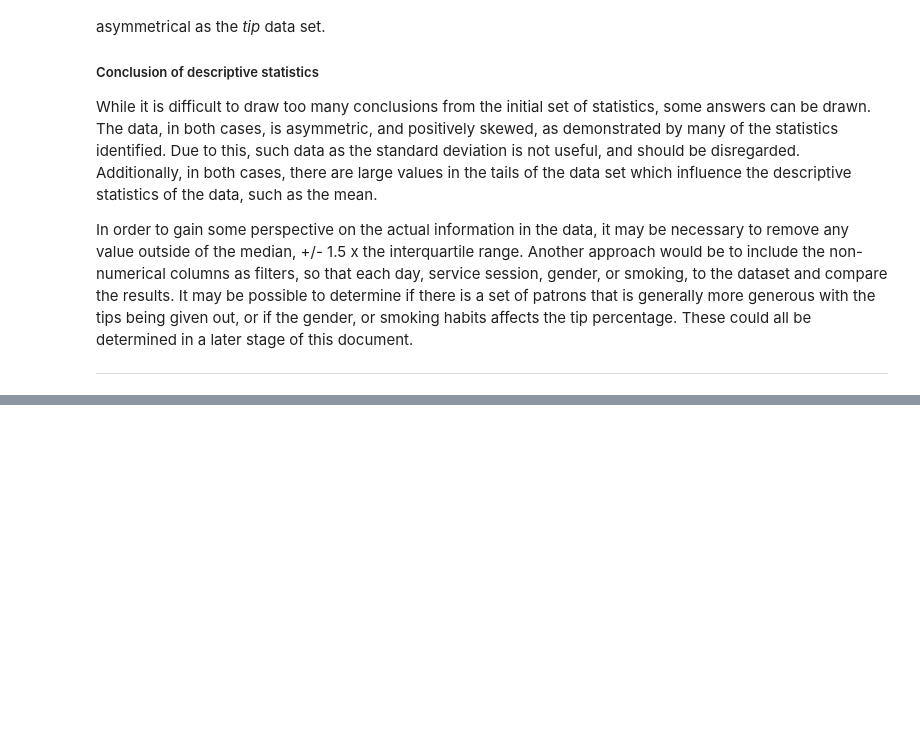
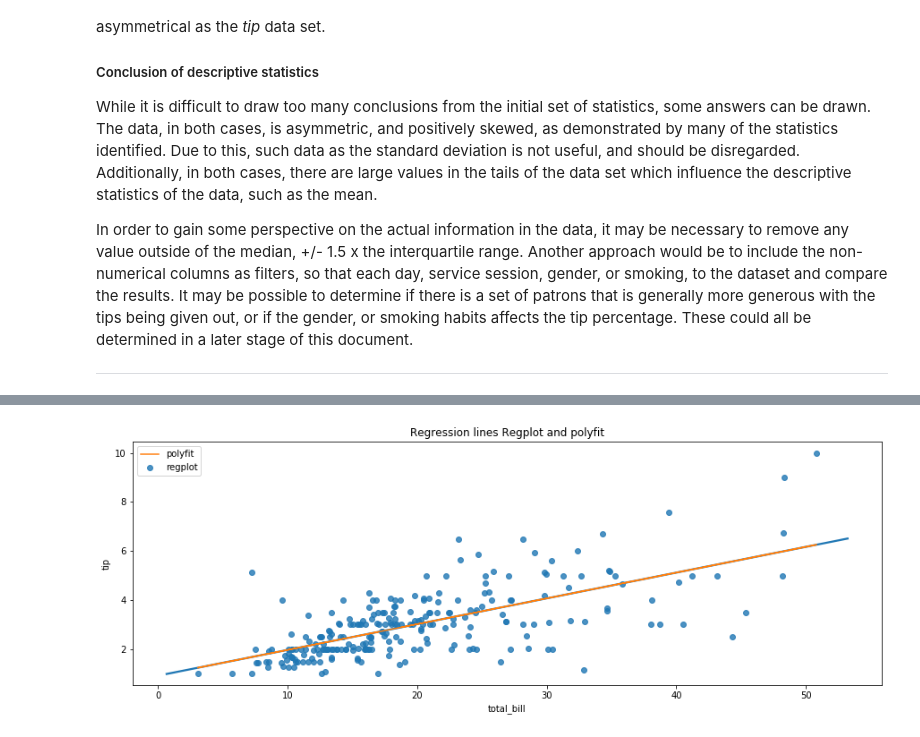
Before and after one commit to Clauric/FoDA-Assessment, a Jupyter notebook: Tips dataset review.ipynb, the cells around one changed output, grey strips where cells are left out. Saved outputs shown, nothing was run; the diff lists cells and outputs as text; code cells hidden in the pictures; blank space fills up the shorter version.

```diff
--- a/Tips dataset review.ipynb
+++ b/Tips dataset review.ipynb
@@ -488,0 +598,27 @@ In order to gain some perspective on the actual information in the data, it may
+# %%
+# Plot total_bill, tips, and the regression lines from polyfit and regplot
+
+# Create regplot best fit line
+sns.regplot(x="total_bill", y="tip", data=regression_ds, ci = None, label = "regplot")
+
+# Create the polyfit best fit line
+# This method is borrowed from Chubarov (2017)
+
+# Create X and Y values
+xs = regression_ds["total_bill"]
+ys = regression_ds["tip"]
+
+# Create trendline using polyfit
+trend = np.polyfit(xs,ys,1)
+
+# Plot the trendline
+trendpoly = np.poly1d(trend)
+plt.plot(xs,trendpoly(xs), label = "polyfit")
+
+# Change chape of plotting area, and show plot
+plt.rcParams["figure.figsize"] = [10, 5]
+plt.legend()
+plt.title("Regression lines Regplot and polyfit")
+plt.show()
+# %% [output]
+[figure, added]
```
Also changed, not shown: parts of 18 cells of this notebook, 1 other file.
